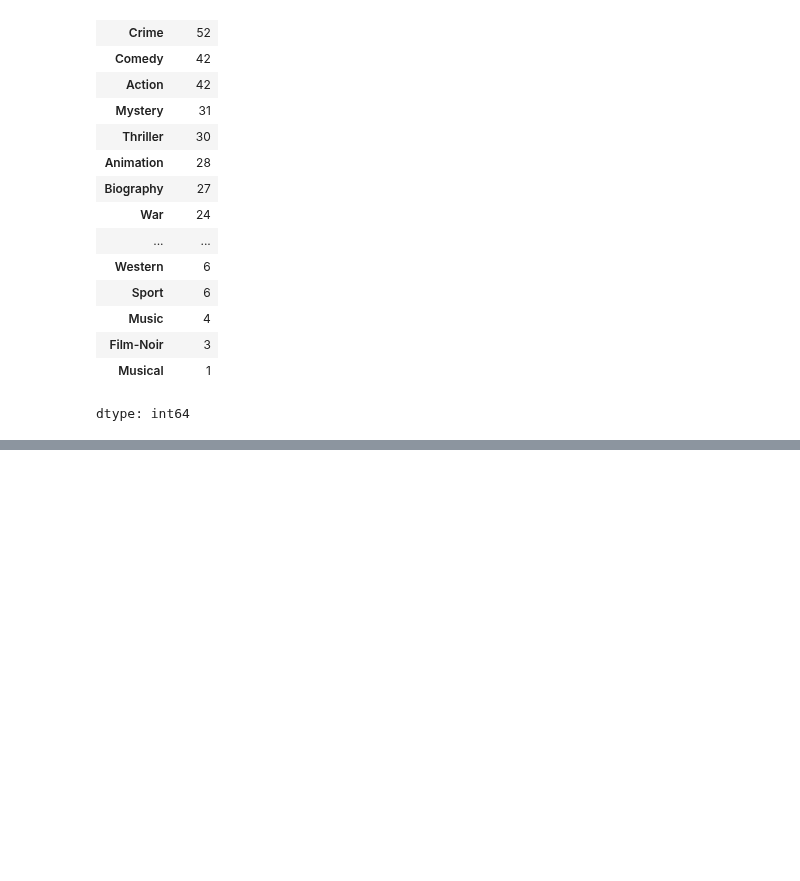
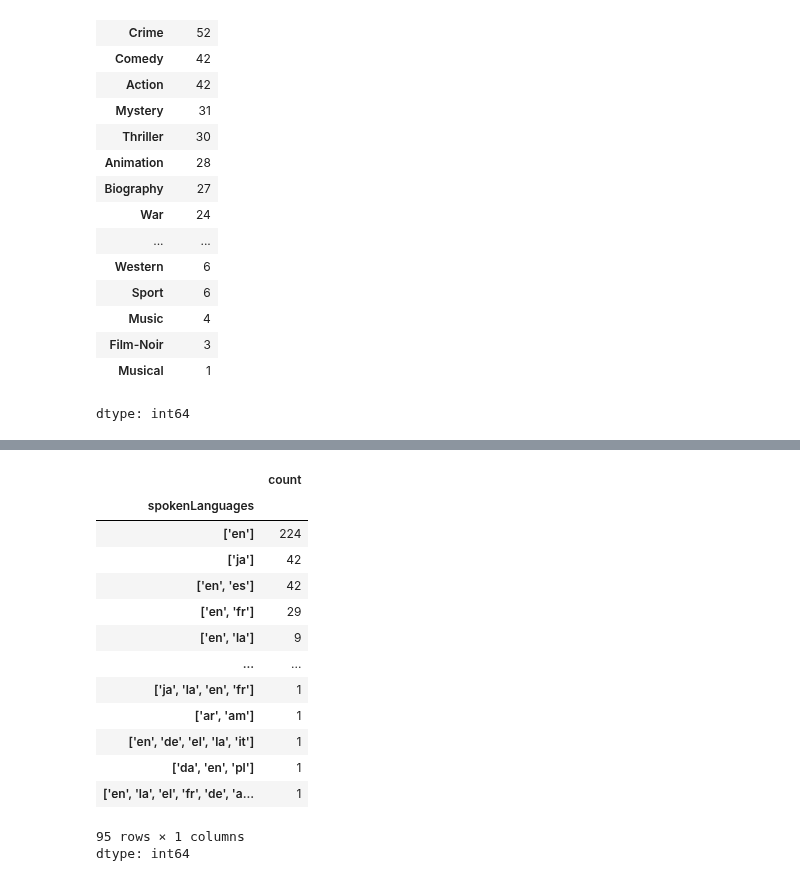
Before and after one commit to AVK48/AI-ML-JOURNEY, a Jupyter notebook: IMDb_Top_250_Movie_Insights.ipynb, the cells around one changed output, grey strips where cells are left out. Saved outputs shown, nothing was run; the diff lists cells and outputs as text; code cells hidden in the pictures; blank space fills up the shorter version.

```diff
--- a/IMDb_Top_250_Movie_Insights.ipynb
+++ b/IMDb_Top_250_Movie_Insights.ipynb
@@ -174,0 +197,18 @@ plt.show()
+# %%
+exdf['spokenLanguages'].value_counts()
+# %% [output]
+|  | count |
+| spokenLanguages |  |
+| ['en'] | 224 |
+| ['ja'] | 42 |
+| ['en', 'es'] | 42 |
+| ['en', 'fr'] | 29 |
+| ['en', 'la'] | 9 |
+| ... | ... |
+| ['ja', 'la', 'en', 'fr'] | 1 |
+| ['ar', 'am'] | 1 |
+| ['en', 'de', 'el', 'la', 'it'] | 1 |
+| ['da', 'en', 'pl'] | 1 |
+| ['en', 'la', 'el', 'fr', 'de', 'a... | 1 |
+95 rows × 1 columns
+dtype: int64
```
Also changed, not shown: parts of 4 cells of this notebook.
